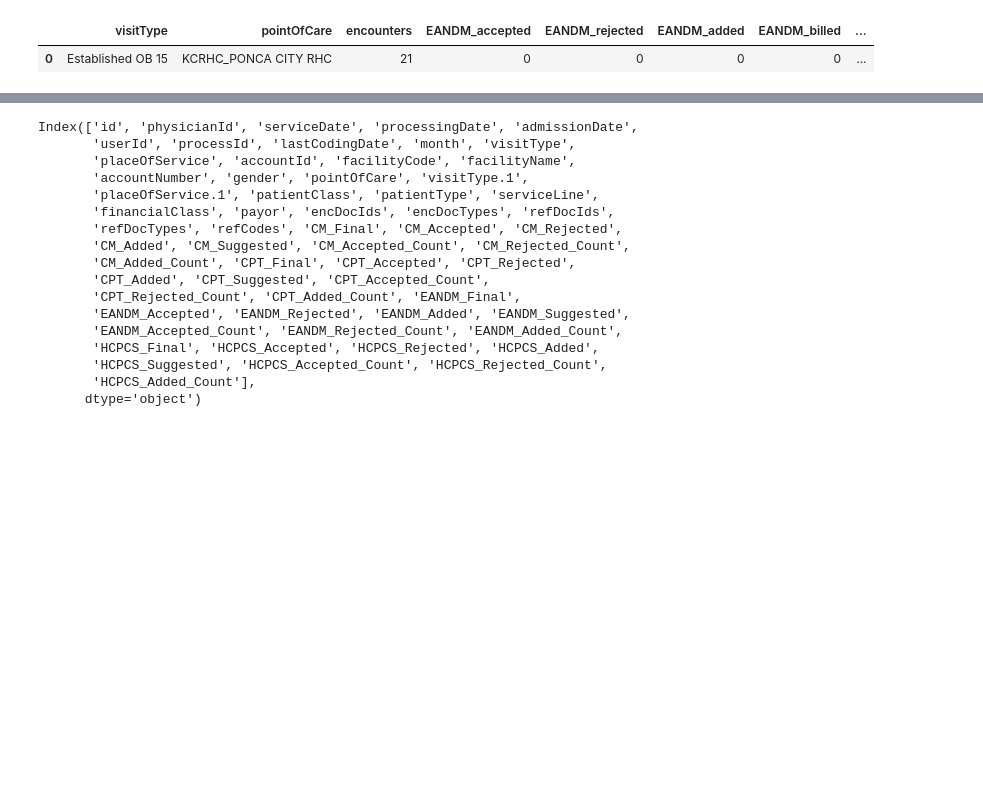
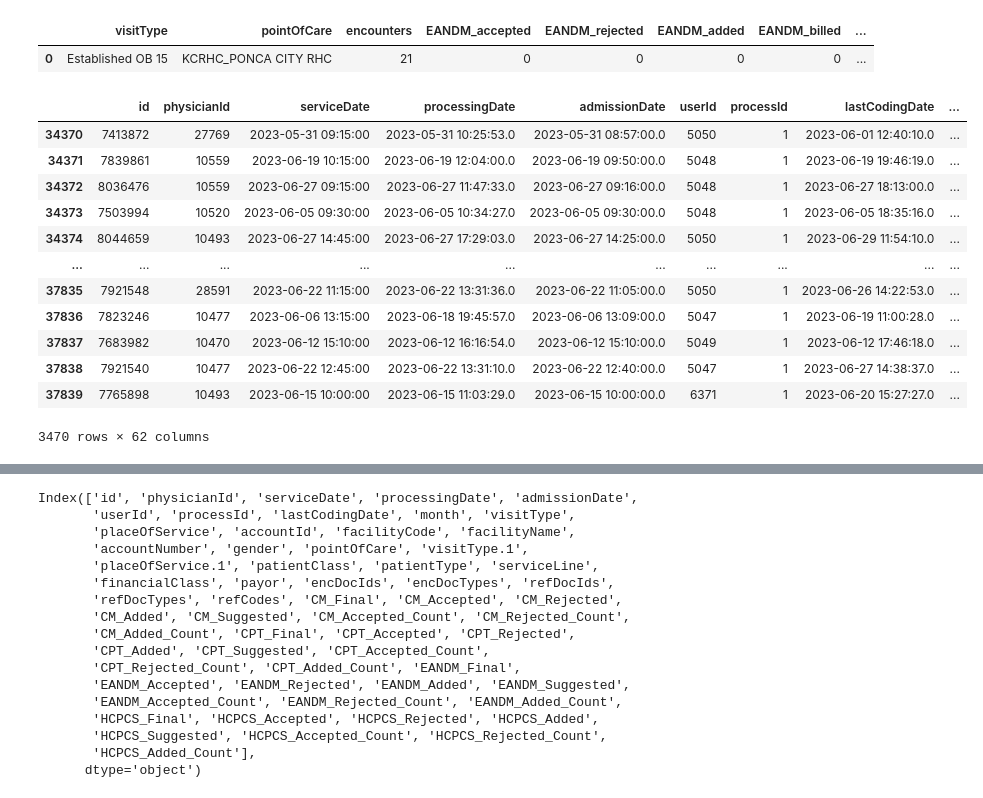
Before and after one commit to Thegeekgirl19/data_analysis_scripts, a Jupyter notebook: DataAnalysis_vivek.ipynb, the cells around one changed output, grey strips where cells are left out. Cells and saved outputs as stored; diff of their text form; code cells hidden in the pictures; blank space fills up the shorter version.

```diff
--- a/DataAnalysis_vivek.ipynb
+++ b/DataAnalysis_vivek.ipynb
@@ -496,3 +500,21 @@ df7.groupby(['visitType','pointOfCare']).apply(get_accuracy, 'EANDM').sort_value
 | 0 | Established OB 15 | KCRHC_PONCA CITY RHC | 21 | 0 | 0 | 0 | 0 | ... |
 # %%
 # new_df.sort_values('EANDM_rejected', ascending=False).reset_index()
+# %%
+pep_df.columns
+pep_df.CPT_Suggested = pep_df.CPT_Suggested.astype('str')
+pep_df
+# %% [output]
+|  | id | physicianId | serviceDate | processingDate | admissionDate | userId | processId | lastCodingDate | ... |
+| 34370 | 7413872 | 27769 | 2023-05-31 09:15:00 | 2023-05-31 10:25:53.0 | 2023-05-31 08:57:00.0 | 5050 | 1 | 2023-06-01 12:40:10.0 | ... |
+| 34371 | 7839861 | 10559 | 2023-06-19 10:15:00 | 2023-06-19 12:04:00.0 | 2023-06-19 09:50:00.0 | 5048 | 1 | 2023-06-19 19:46:19.0 | ... |
+| 34372 | 8036476 | 10559 | 2023-06-27 09:15:00 | 2023-06-27 11:47:33.0 | 2023-06-27 09:16:00.0 | 5048 | 1 | 2023-06-27 18:13:00.0 | ... |
+| 34373 | 7503994 | 10520 | 2023-06-05 09:30:00 | 2023-06-05 10:34:27.0 | 2023-06-05 09:30:00.0 | 5048 | 1 | 2023-06-05 18:35:16.0 | ... |
+| 34374 | 8044659 | 10493 | 2023-06-27 14:45:00 | 2023-06-27 17:29:03.0 | 2023-06-27 14:25:00.0 | 5050 | 1 | 2023-06-29 11:54:10.0 | ... |
+| ... | ... | ... | ... | ... | ... | ... | ... | ... | ... |
+| 37835 | 7921548 | 28591 | 2023-06-22 11:15:00 | 2023-06-22 13:31:36.0 | 2023-06-22 11:05:00.0 | 5050 | 1 | 2023-06-26 14:22:53.0 | ... |
+| 37836 | 7823246 | 10477 | 2023-06-06 13:15:00 | 2023-06-18 19:45:57.0 | 2023-06-06 13:09:00.0 | 5047 | 1 | 2023-06-19 11:00:28.0 | ... |
+| 37837 | 7683982 | 10470 | 2023-06-12 15:10:00 | 2023-06-12 16:16:54.0 | 2023-06-12 15:10:00.0 | 5049 | 1 | 2023-06-12 17:46:18.0 | ... |
+| 37838 | 7921540 | 10477 | 2023-06-22 12:45:00 | 2023-06-22 13:31:10.0 | 2023-06-22 12:40:00.0 | 5047 | 1 | 2023-06-27 14:38:37.0 | ... |
+| 37839 | 7765898 | 10493 | 2023-06-15 10:00:00 | 2023-06-15 11:03:29.0 | 2023-06-15 10:00:00.0 | 6371 | 1 | 2023-06-20 15:27:27.0 | ... |
+3470 rows × 62 columns
```
Also changed, not shown: parts of 25 cells of this notebook, 15 other files.
